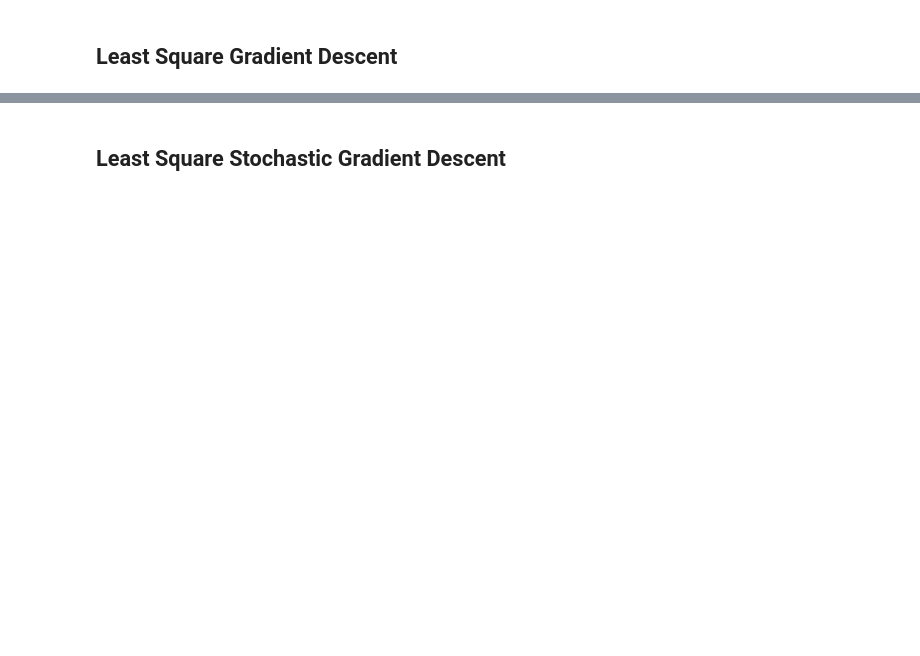
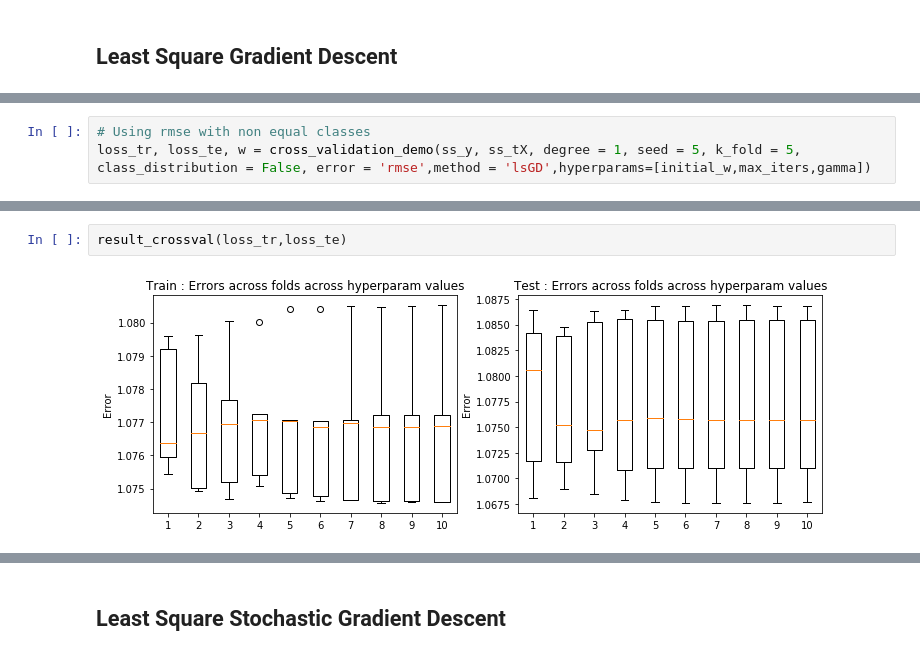
Before and after one commit to alicebizeul/MLProject1, a Jupyter notebook: scripts/project1.ipynb, the cells around one changed output, grey strips where cells are left out. Saved outputs shown, nothing was run; the diff lists cells and outputs as text; blank space fills up the shorter version.

```diff
--- a/scripts/project1.ipynb
+++ b/scripts/project1.ipynb
@@ -377,0 +427,3 @@ print('Final class error on train data : {}'.format(loss_ls_GD))
+# %%
+# Using rmse with non equal classes
+loss_tr, loss_te, w = cross_validation_demo(ss_y, ss_tX, degree = 1, seed = 5, k_fold = 5, class_distribution = False, error = 'rmse',method = 'lsGD',hyperparams=[initial_w,max_iters,gamma])
@@ -377,0 +448,4 @@ print('Final class error on train data : {}'.format(loss_ls_GD))
+# %%
+result_crossval(loss_tr,loss_te)
+# %% [output]
+[figure, added]
```
Also changed, not shown: parts of 35 cells of this notebook, 1 other file.
